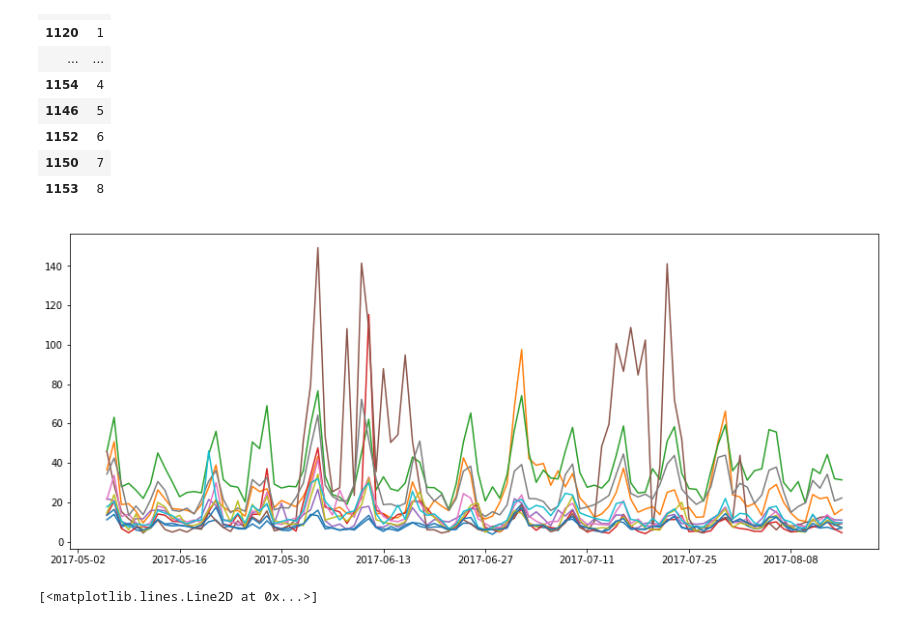
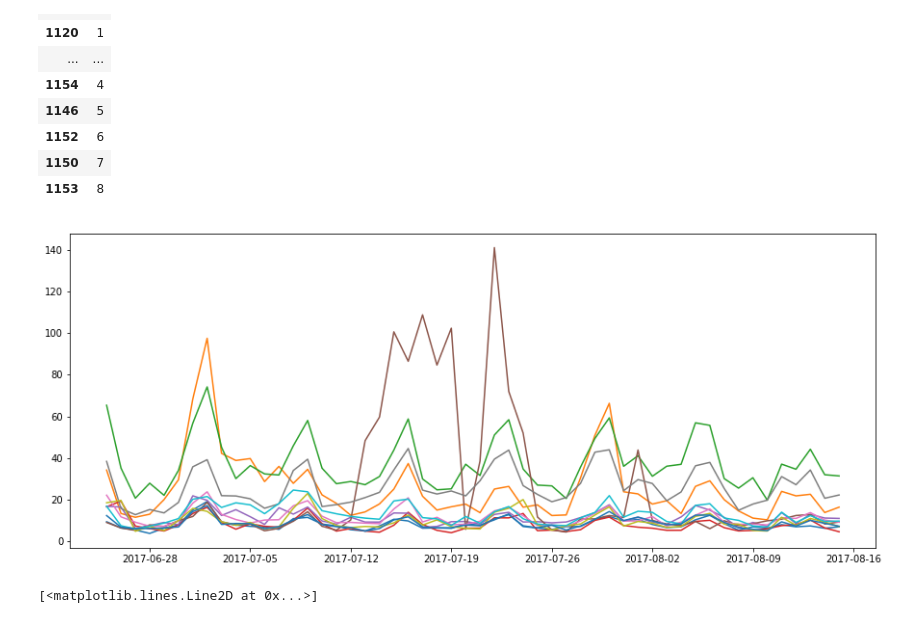
Before and after one commit to BestDaze/Favorita, a Jupyter notebook: Favorita_explore_2.ipynb, the cells around one changed output. Drawn from its saved outputs; the diff is of its cells as text; code cells hidden in the pictures.

```diff
--- a/Favorita_explore_2.ipynb
+++ b/Favorita_explore_2.ipynb
@@ -289,3 +298,2 @@ item_sales = item_sales[item_sales['family']=='BEVERAGES']
 # %%
-test = item_sales.pivot_table(index = 'date', columns='class',values='unit_sales', )
-test
+test = item_sales.pivot_table(index = 'date', columns=['class', 'item_nbr'],values='unit_sales', )
@@ -311,0 +323,3 @@ test
+# %%
+cl = test.iloc[:,test.columns.get_level_values('class')==1114]
+it = test.iloc[:,test.columns.get_level_values('item_nbr')==1463771]
@@ -311,0 +332,4 @@ test
+# %%
+for i in cl.columns.get_level_values('item_nbr'):
+    plt.plot(test.iloc[:,test.columns.get_level_values('item_nbr')==i])
+    plt.ylim=200
@@ -370,10 +442,10 @@ ctv
 # %%
 for i in ctv.index:
     #print(i, ctv.loc[i,0])
     if ctv.loc[i,0]==1:
-        plt.plot(test[i][700:])
+        plt.plot(test[i][750:])
 # %% [output]
-[figure, old version]
+[figure, new version]
 # %%
 # plt.plot(test_out['PLAYERS AND ELECTRONICS'])
 # plt.plot(test_out['BEAUTY'])
```
Also changed, not shown: parts of 8 cells of this notebook.
